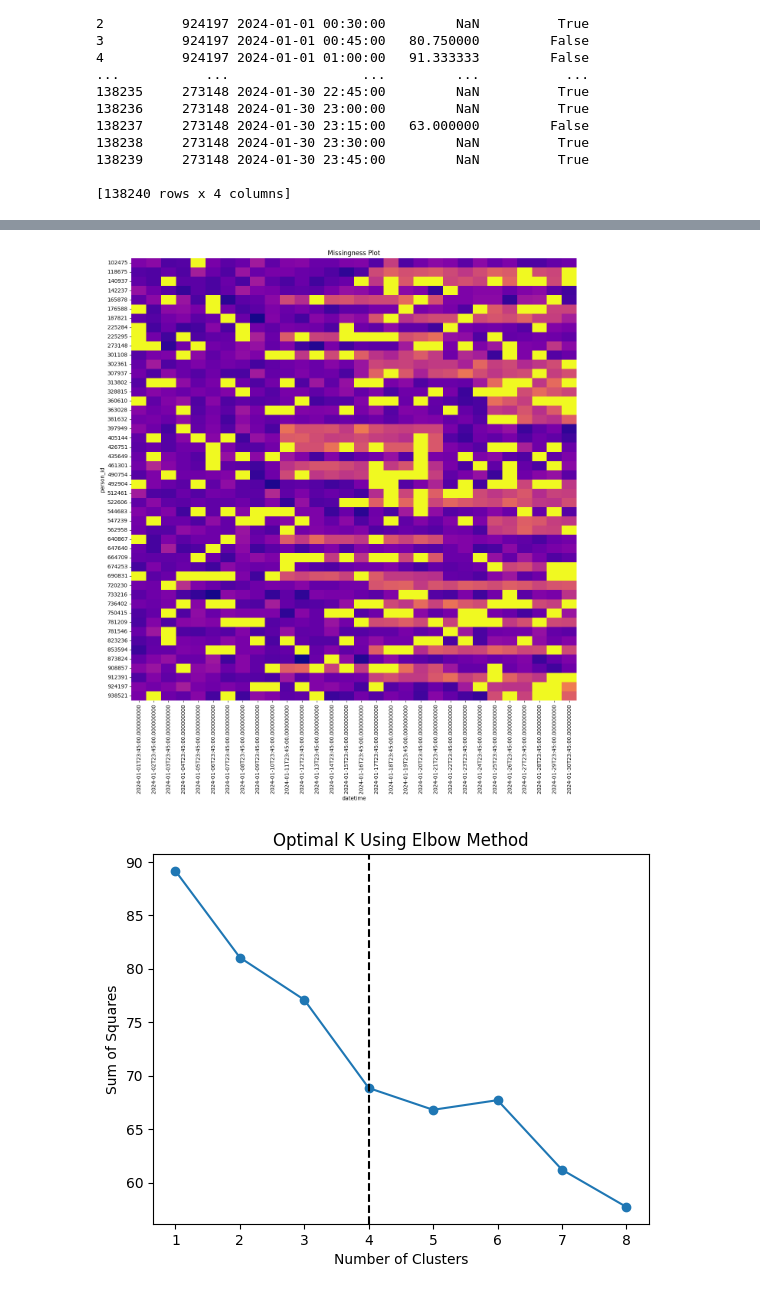
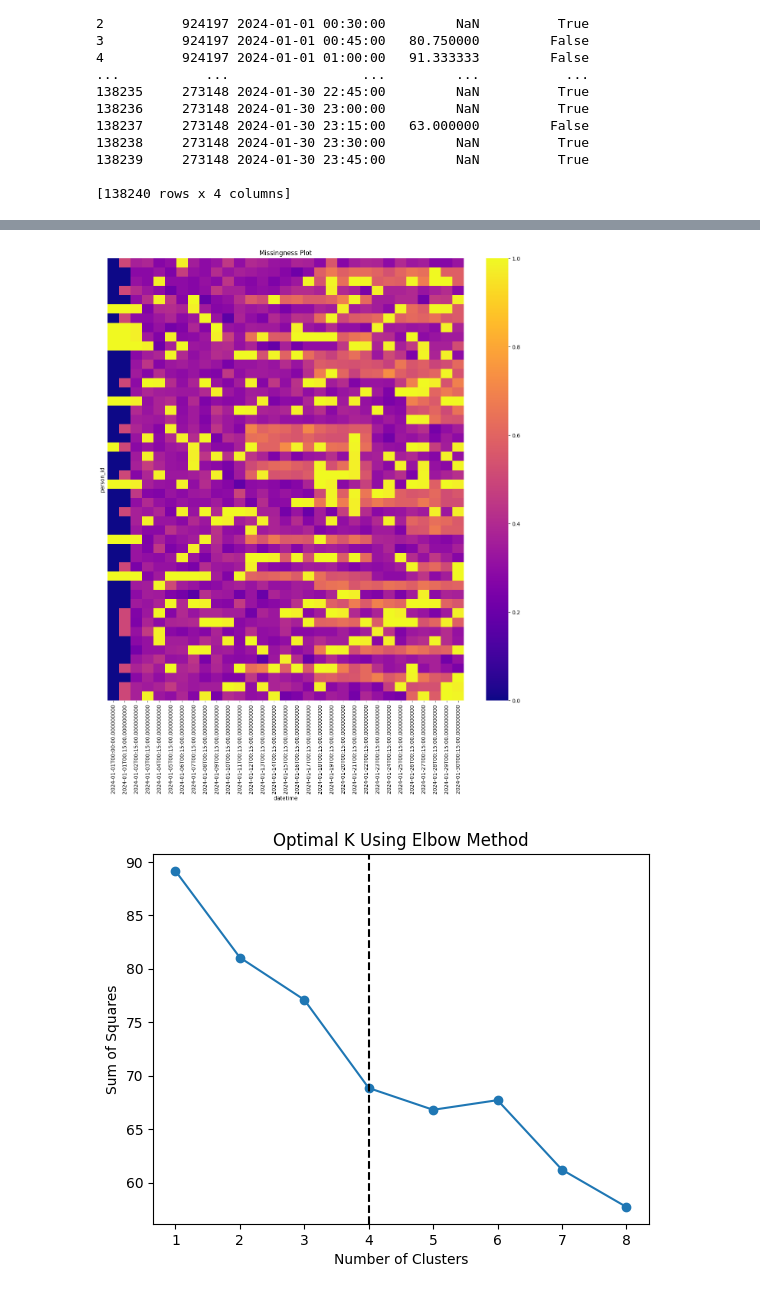
Before and after one commit to DigitalBiomarkerDiscoveryPipeline/FOMO, a Jupyter notebook: fomo/examples/full_pipeline.ipynb, the cells around one changed output, grey strips where cells are left out. Drawn from its saved outputs; the diff is of its cells as text; code cells hidden in the pictures.

Commit message:
added some params to missing_pattern_plot

```diff
--- a/fomo/examples/full_pipeline.ipynb
+++ b/fomo/examples/full_pipeline.ipynb
@@ -68,8 +78,8 @@ person_id
 # %%
 plot_data = MissingPatternPlot(my_missing_data_matrix, None, 'study_period', None)
-plot_data.plot('person_id', direction=True, x_ticks='auto', y_ticks=True)
+plot_data.plot('person_id', direction=True, x_ticks='auto', y_ticks=False, cmap='plasma', color_bar=True)
 # %% [output]
-[figure, old version]
+[figure, new version]
 # %%
 cluster_k = Cluster_KMeans(None)
 optimal_k = cluster_k.find_n_clusters(my_missing_data_matrix, clusters=np.arange(1,9), method='elbow')
```
Also changed, not shown: parts of 4 cells of this notebook, 1 other file.
